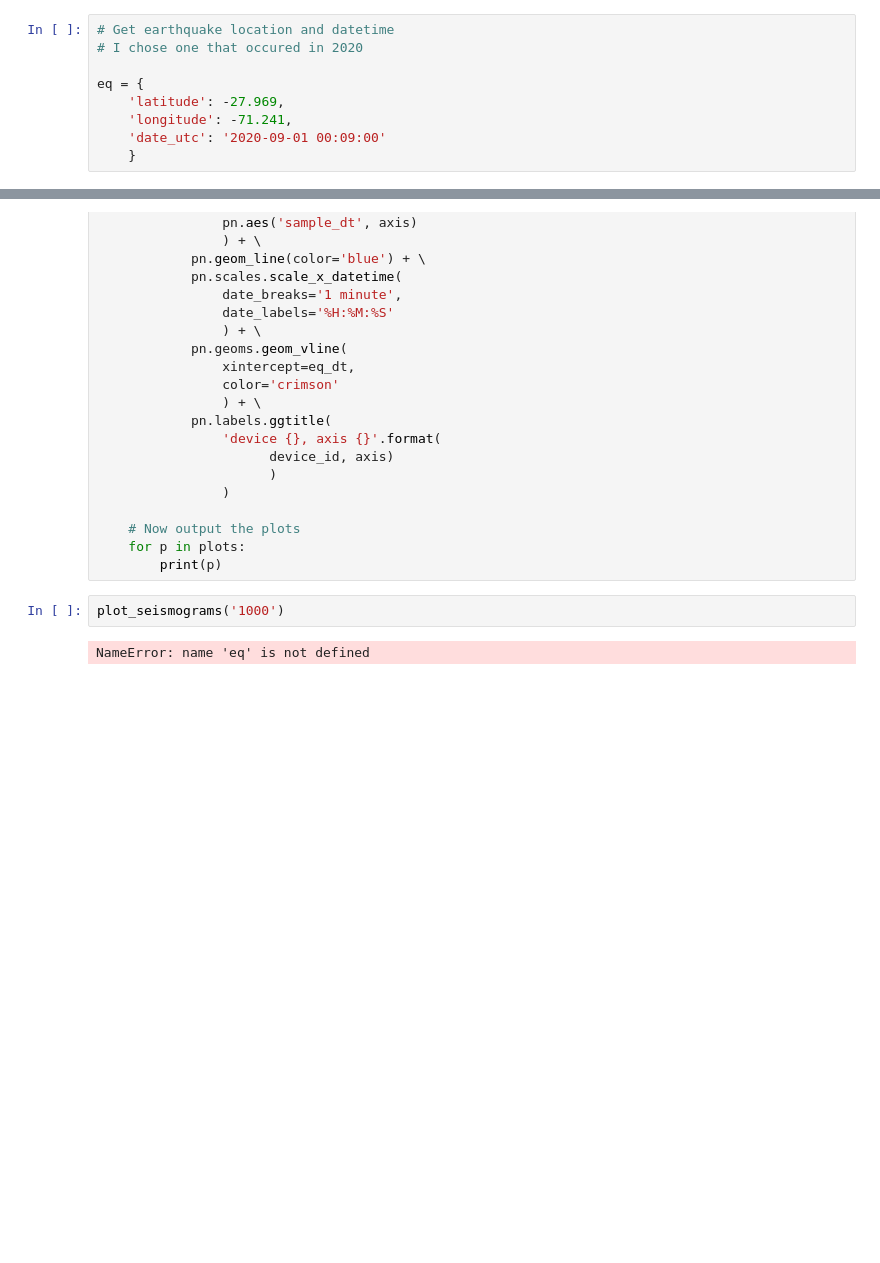
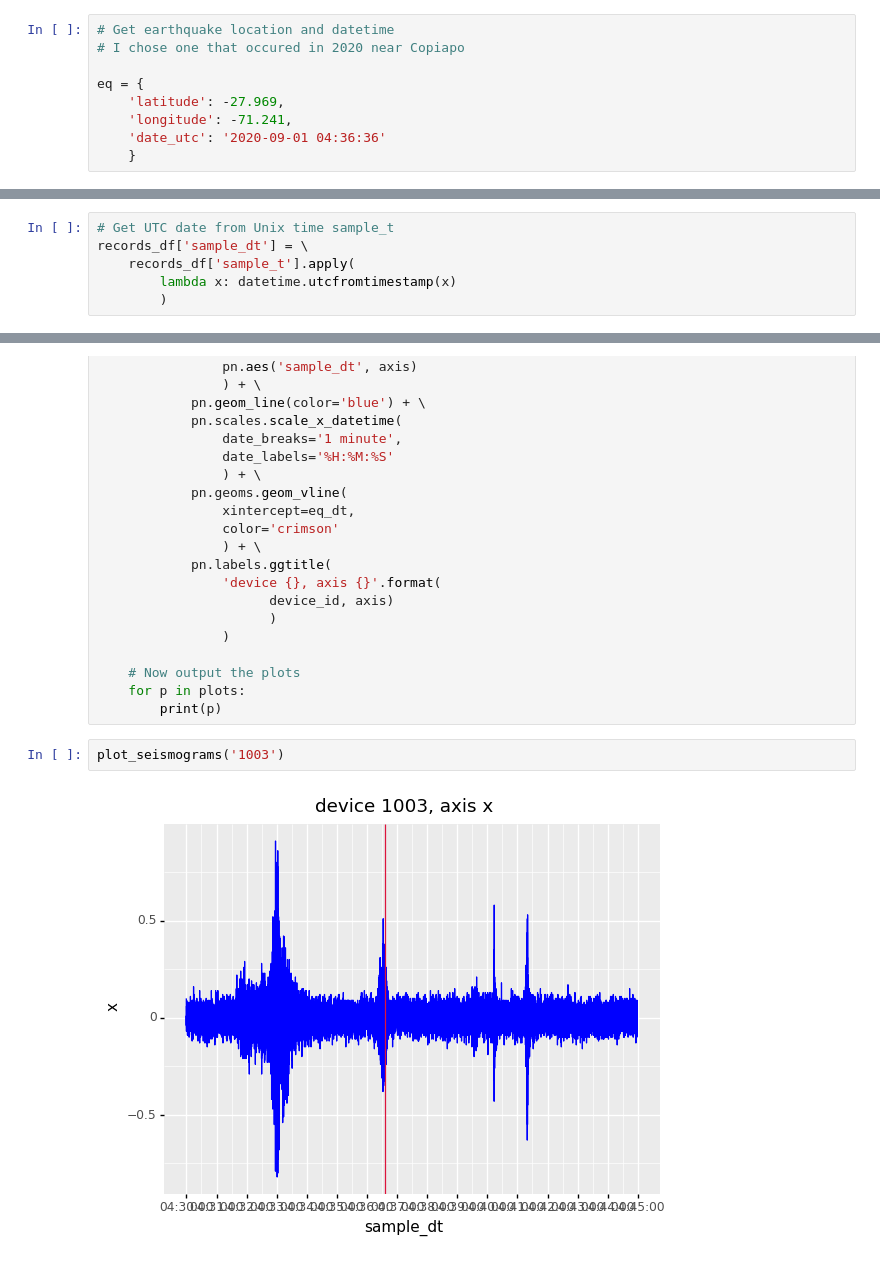
Before and after one commit to kkauffmannf/Swiss_AI_Hackathon, a Jupyter notebook: Sustainable_AI_Hackathon.ipynb, the cells around one changed output, grey strips where cells are left out. Saved outputs shown, nothing was run; the diff lists cells and outputs as text; blank space fills up the shorter version.

```diff
--- a/Sustainable_AI_Hackathon.ipynb
+++ b/Sustainable_AI_Hackathon.ipynb
@@ -21,10 +25,10 @@ devices = data_client.get_current_devices()
 # %%
 # Get earthquake location and datetime
-# I chose one that occured in 2020
+# I chose one that occured in 2020 near Copiapo
 
 eq = {
     'latitude': -27.969,
     'longitude': -71.241,
-    'date_utc': '2020-09-01 00:09:00'
+    'date_utc': '2020-09-01 04:36:36'
     }
 # %%
@@ -106,3 +100,9 @@ folium.Circle(
+# %%
+# Get UTC date from Unix time sample_t
+records_df['sample_dt'] = \
+    records_df['sample_t'].apply(
+        lambda x: datetime.utcfromtimestamp(x)
+        )
 # %%
 import plotnine as pn
 def plot_seismograms(device_id):
@@ -136,6 +136,6 @@ def plot_seismograms(device_id):
     for p in plots:
         print(p)
 # %%
-plot_seismograms('1000')
+plot_seismograms('1003')
 # %% [output]
-NameError: name 'eq' is not defined
+[figure, added]
```
Also changed, not shown: parts of 15 cells of this notebook.
